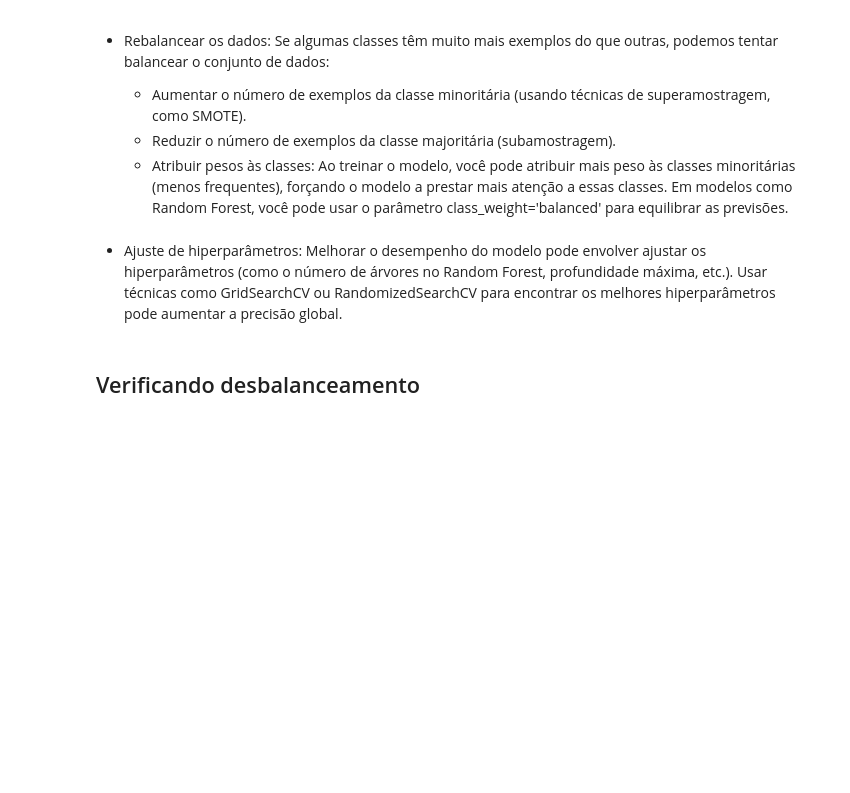
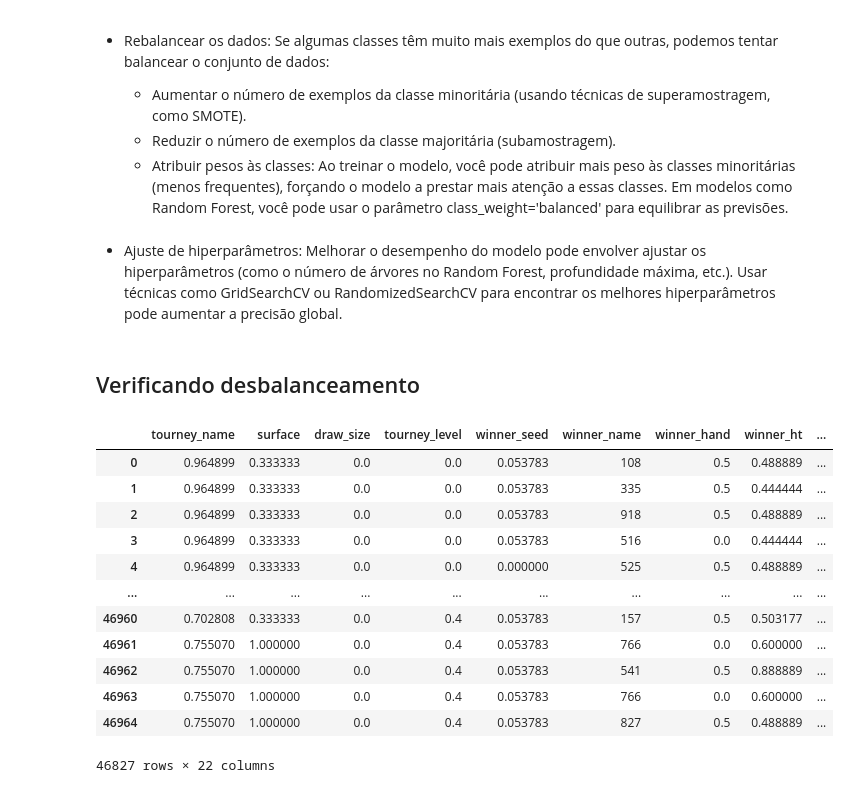
Before and after one commit to lucasfalopes/ENG4040-PROJETO, a Jupyter notebook: tenisIqModel.ipynb, the cells around one changed output. Drawn from its saved outputs; the diff is of its cells as text; code cells hidden in the pictures; blank space fills up the shorter version.

```diff
--- a/tenisIqModel.ipynb
+++ b/tenisIqModel.ipynb
@@ -653,6 +656,22 @@ Classe 22 (quinta linha):
 * Ajuste de hiperparâmetros: Melhorar o desempenho do modelo pode envolver ajustar os hiperparâmetros (como o número de árvores no Random Forest, profundidade máxima, etc.). Usar técnicas como GridSearchCV ou RandomizedSearchCV para encontrar os melhores hiperparâmetros pode aumentar a precisão global.
 # %% [markdown]
 ## Verificando desbalanceamento
+# %%
+df
+# %% [output]
+|  | tourney_name | surface | draw_size | tourney_level | winner_seed | winner_name | winner_hand | winner_ht | ... |
+| 0 | 0.964899 | 0.333333 | 0.0 | 0.0 | 0.053783 | 108 | 0.5 | 0.488889 | ... |
+| 1 | 0.964899 | 0.333333 | 0.0 | 0.0 | 0.053783 | 335 | 0.5 | 0.444444 | ... |
+| 2 | 0.964899 | 0.333333 | 0.0 | 0.0 | 0.053783 | 918 | 0.5 | 0.488889 | ... |
+| 3 | 0.964899 | 0.333333 | 0.0 | 0.0 | 0.053783 | 516 | 0.0 | 0.444444 | ... |
+| 4 | 0.964899 | 0.333333 | 0.0 | 0.0 | 0.000000 | 525 | 0.5 | 0.488889 | ... |
+| ... | ... | ... | ... | ... | ... | ... | ... | ... | ... |
+| 46960 | 0.702808 | 0.333333 | 0.0 | 0.4 | 0.053783 | 157 | 0.5 | 0.503177 | ... |
+| 46961 | 0.755070 | 1.000000 | 0.0 | 0.4 | 0.053783 | 766 | 0.0 | 0.600000 | ... |
+| 46962 | 0.755070 | 1.000000 | 0.0 | 0.4 | 0.053783 | 541 | 0.5 | 0.888889 | ... |
+| 46963 | 0.755070 | 1.000000 | 0.0 | 0.4 | 0.053783 | 766 | 0.0 | 0.600000 | ... |
+| 46964 | 0.755070 | 1.000000 | 0.0 | 0.4 | 0.053783 | 827 | 0.5 | 0.488889 | ... |
+46827 rows × 22 columns
 # %%
 winner_distribution = df['winner_name'].value_counts()
 print(winner_distribution)
```
Also changed, not shown: parts of 5 cells of this notebook.
